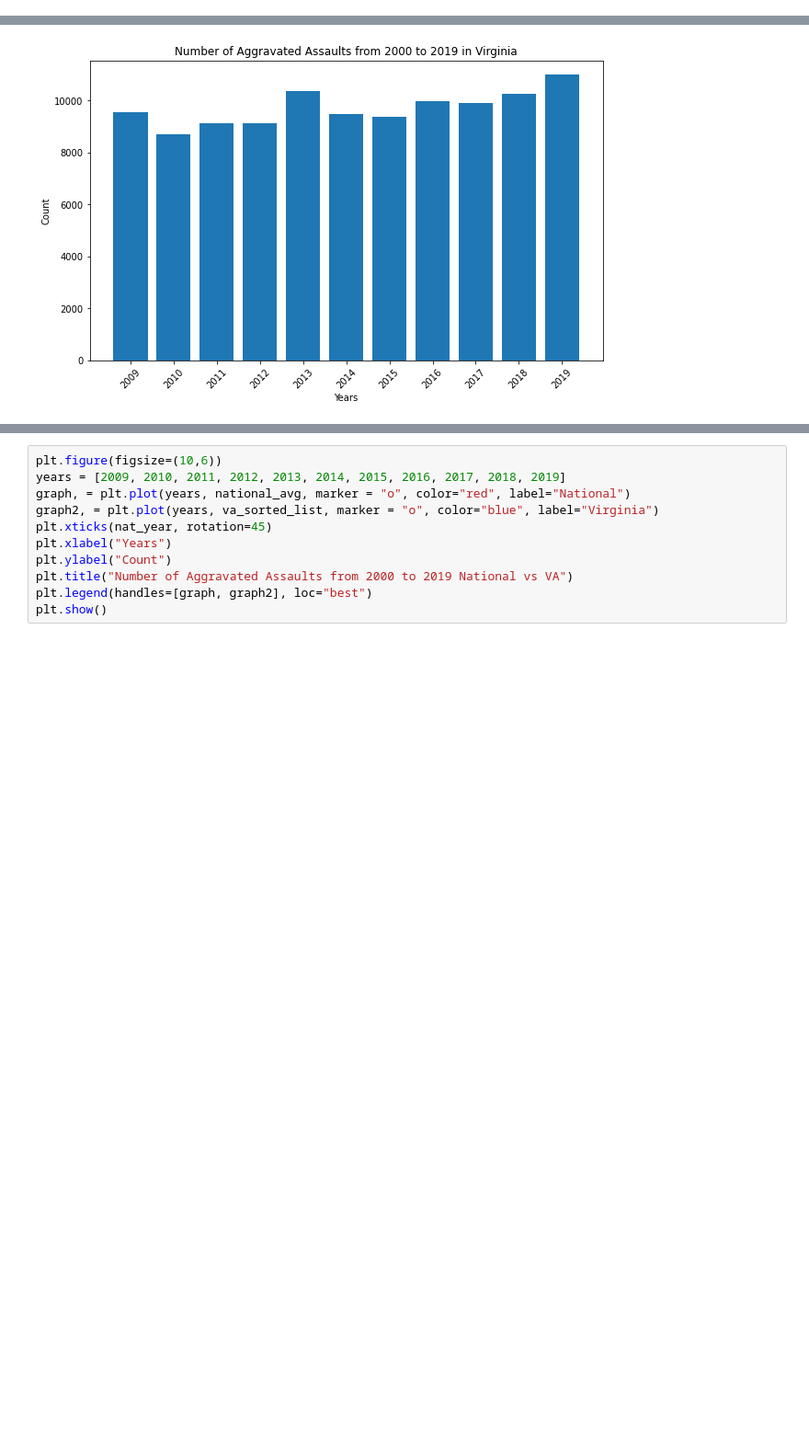
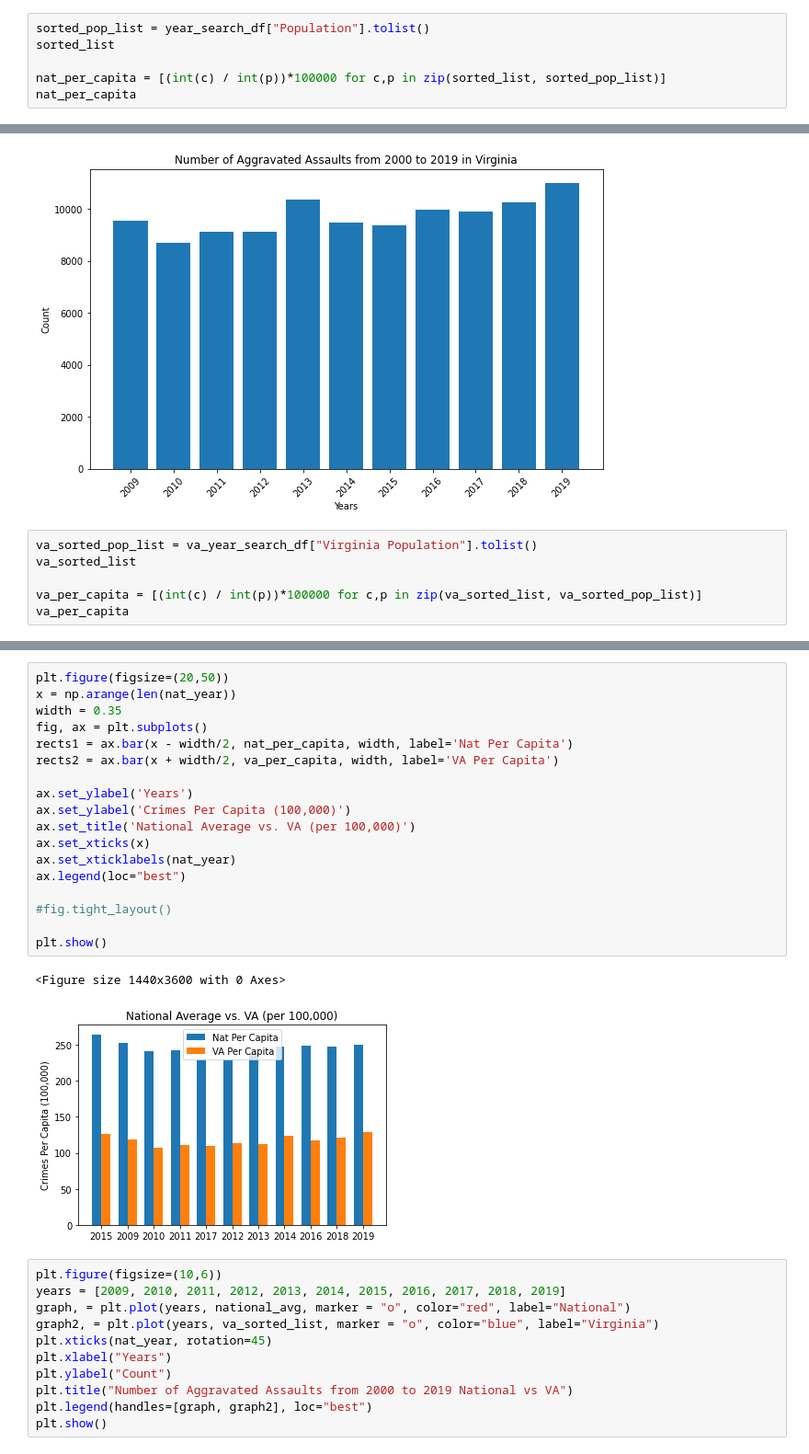
Before and after one commit to xb12mel/Project_1_FBI_Data, a Jupyter notebook: FBISummaryDataVisual.ipynb, the cells around one changed output, grey strips where cells are left out. Shown: that part at 92% size. Saved outputs shown, nothing was run; the diff lists cells and outputs as text; blank space fills up the shorter version.

Commit message:
Adding code to notebook to get per capita data

```diff
--- a/FBISummaryDataVisual.ipynb
+++ b/FBISummaryDataVisual.ipynb
@@ -180,3 +180,9 @@ plt.title("Number of Aggravated Assaults from 2009 to 2019")
 plt.show()
 # %% [output]
 [figure]
+# %%
+sorted_pop_list = year_search_df["Population"].tolist()
+sorted_list
+
+nat_per_capita = [(int(c) / int(p))*100000 for c,p in zip(sorted_list, sorted_pop_list)]
+nat_per_capita
@@ -313,3 +331,9 @@ plt.title("Number of Aggravated Assaults from 2000 to 2019 in Virginia")
 plt.show()
 # %% [output]
 [figure]
+# %%
+va_sorted_pop_list = va_year_search_df["Virginia Population"].tolist()
+va_sorted_list
+
+va_per_capita = [(int(c) / int(p))*100000 for c,p in zip(va_sorted_list, va_sorted_pop_list)]
+va_per_capita
@@ -334,6 +370,27 @@ plt.show()
 # %% [output]
 <Figure size 1440x3600 with 0 Axes>
 [figure]
+# %%
+plt.figure(figsize=(20,50))
+x = np.arange(len(nat_year))
+width = 0.35
+fig, ax = plt.subplots()
+rects1 = ax.bar(x - width/2, nat_per_capita, width, label='Nat Per Capita')
+rects2 = ax.bar(x + width/2, va_per_capita, width, label='VA Per Capita')
+
+ax.set_ylabel('Years')
+ax.set_ylabel('Crimes Per Capita (100,000)')
+ax.set_title('National Average vs. VA (per 100,000)')
+ax.set_xticks(x)
+ax.set_xticklabels(nat_year)
+ax.legend(loc="best")
+
+#fig.tight_layout()
+
+plt.show()
+# %% [output]
+<Figure size 1440x3600 with 0 Axes>
+[figure, added]
 # %%
 plt.figure(figsize=(10,6))
 years = [2009, 2010, 2011, 2012, 2013, 2014, 2015, 2016, 2017, 2018, 2019]
```
Also changed, not shown: parts of 4 cells of this notebook, 1 other file.
